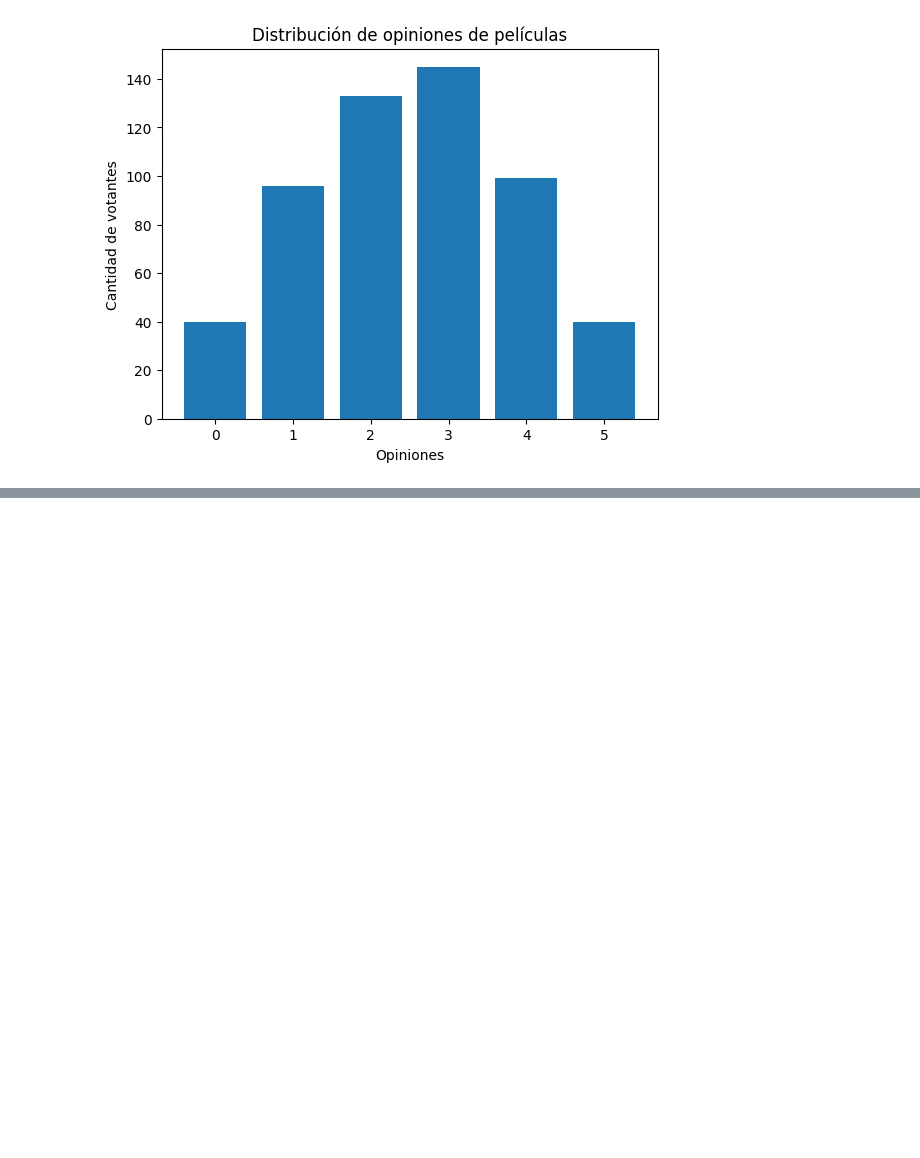
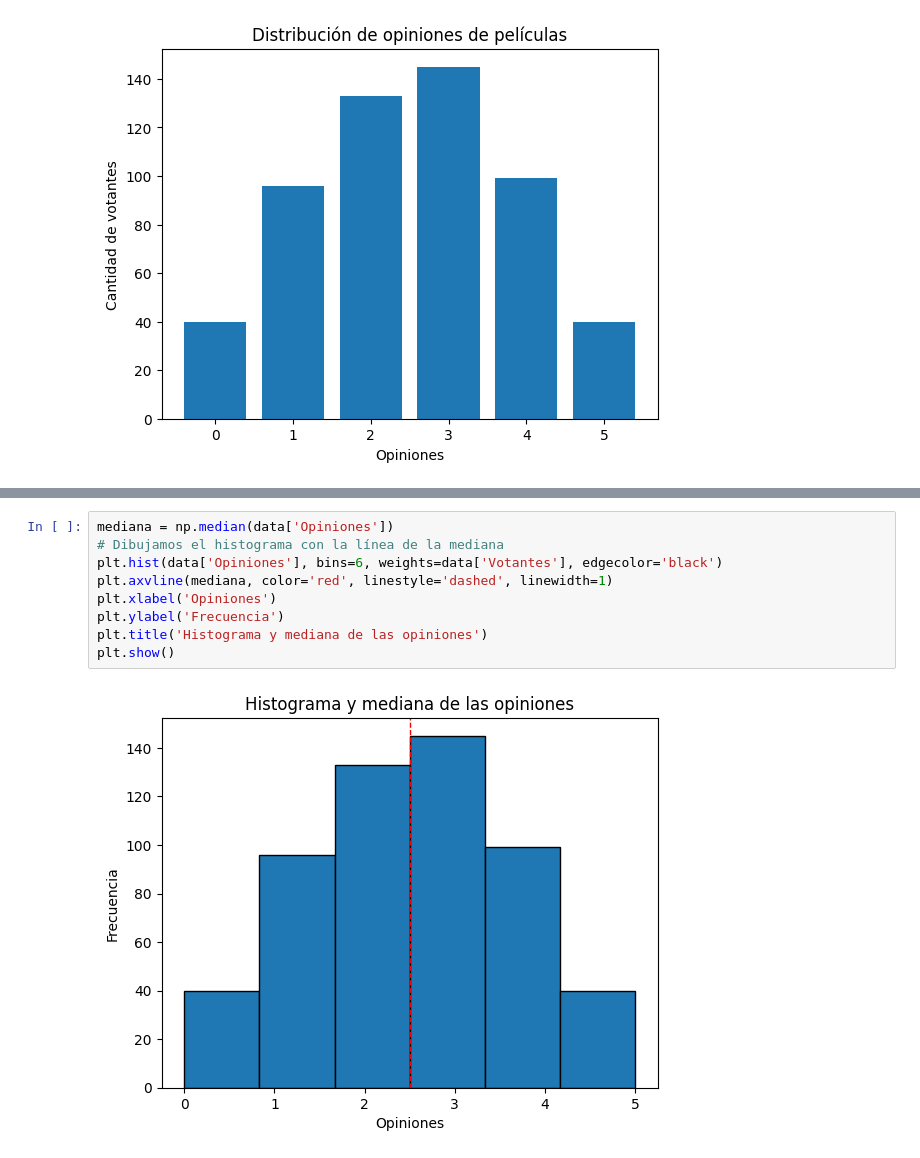
Before and after one commit to clauloro/Criticas_de_peliculas, a Jupyter notebook: peliculass.ipynb, the cells around one changed output, grey strips where cells are left out. Saved outputs shown, nothing was run; the diff lists cells and outputs as text; blank space fills up the shorter version.

```diff
--- a/peliculass.ipynb
+++ b/peliculass.ipynb
@@ -63,0 +87,11 @@ plt.show()
+# %%
+mediana = np.median(data['Opiniones'])
+# Dibujamos el histograma con la línea de la mediana
+plt.hist(data['Opiniones'], bins=6, weights=data['Votantes'], edgecolor='black')
+plt.axvline(mediana, color='red', linestyle='dashed', linewidth=1)
+plt.xlabel('Opiniones')
+plt.ylabel('Frecuencia')
+plt.title('Histograma y mediana de las opiniones')
+plt.show()
+# %% [output]
+[figure, added]
```
Also changed, not shown: parts of 4 cells of this notebook.
